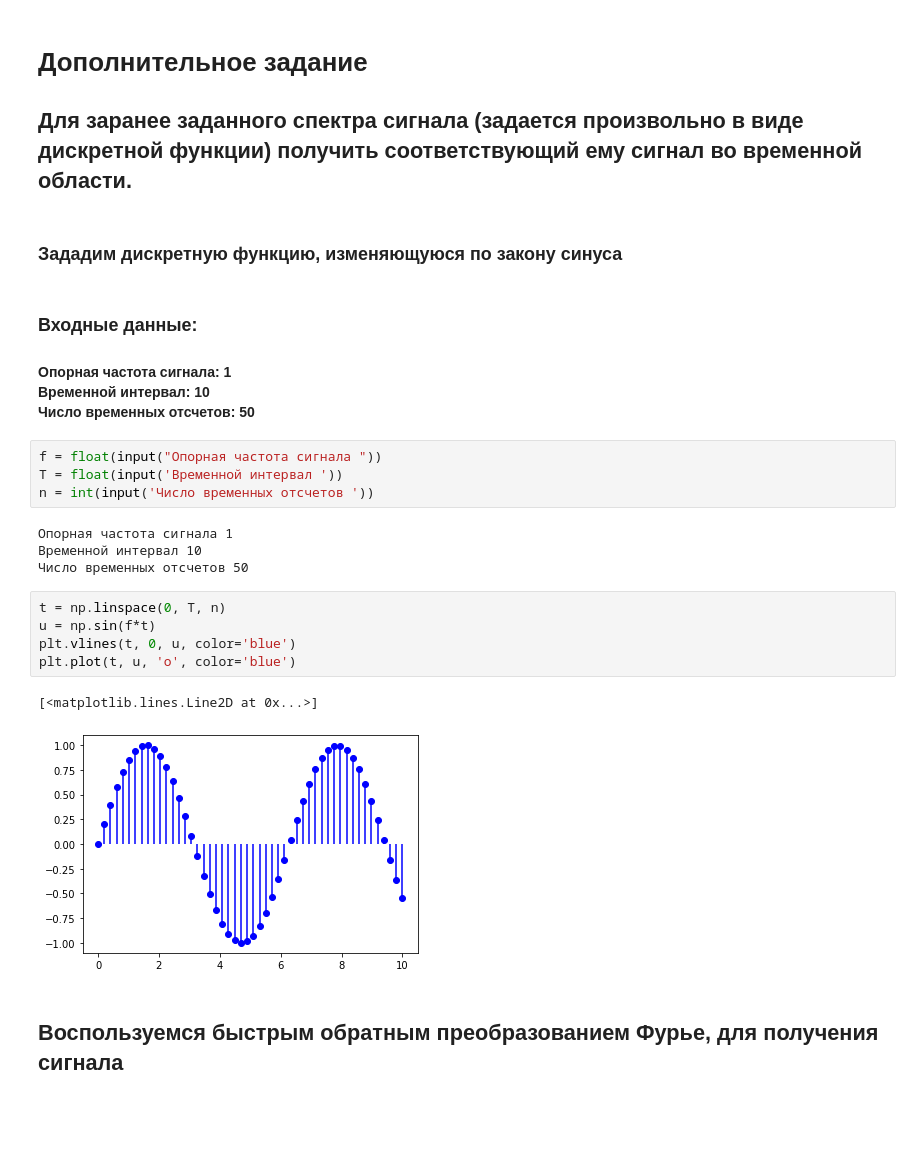
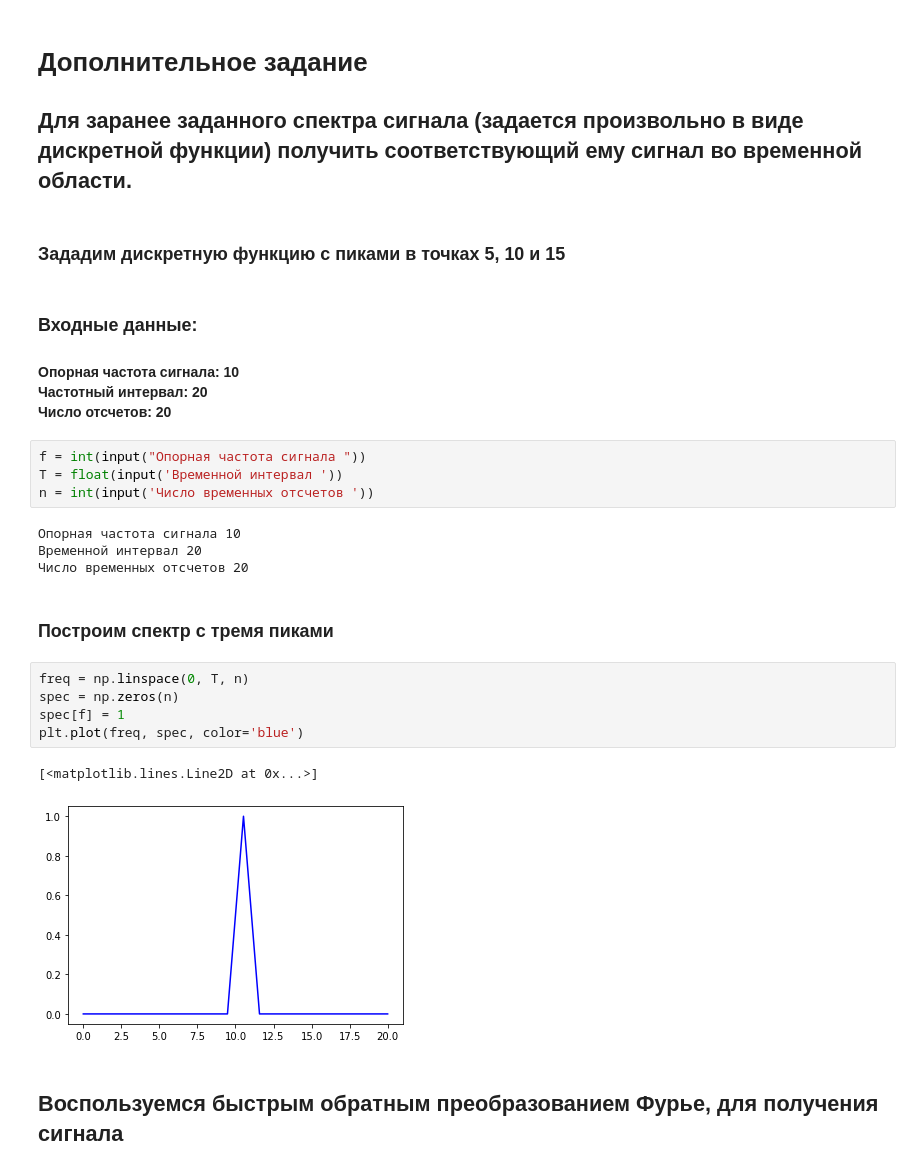
Before and after one commit to DaniilSysoev/opisis_sem_3, a Jupyter notebook: Описис_сем_3.ipynb, the cells around one changed output. Drawn from its saved outputs; the diff is of its cells as text; blank space fills up the shorter version.

```diff
--- a/Описис_сем_3.ipynb
+++ b/Описис_сем_3.ipynb
@@ -139,26 +154,28 @@ plt.plot(t, sig_fft.real, label='ОБПФ')
 <h1>Дополнительное задание</h1>
 <h2>Для заранее заданного спектра сигнала (задается произвольно в виде дискретной функции) получить соответствующий ему сигнал во временной области.</h2>
 # %% [markdown]
-<h3>Зададим дискретную функцию, изменяющуюся по закону синуса</h3>
+<h3>Зададим дискретную функцию с пиками в точках 5, 10 и 15</h3>
 # %% [markdown]
 <h3>Входные данные:</h3>
-<h4>Опорная частота сигнала: 1<br>Временной интервал: 10<br>Число временных отсчетов: 50</h4>
+<h4>Опорная частота сигнала: 10<br>Частотный интервал: 20<br>Число отсчетов: 20</h4>
 # %%
-f = float(input("Опорная частота сигнала "))
+f = int(input("Опорная частота сигнала "))
 T = float(input('Временной интервал '))
 n = int(input('Число временных отсчетов '))
 # %% [output]
-Опорная частота сигнала 1
-Временной интервал 10
-Число временных отсчетов 50
+Опорная частота сигнала 10
+Временной интервал 20
+Число временных отсчетов 20
+# %% [markdown]
+<h3>Построим спектр с тремя пиками</h3>
 # %%
-t = np.linspace(0, T, n)
-u = np.sin(f*t)
-plt.vlines(t, 0, u, color='blue')
-plt.plot(t, u, 'o', color='blue')
+freq = np.linspace(0, T, n)
+spec = np.zeros(n)
+spec[f] = 1
+plt.plot(freq, spec, color='blue')
 # %% [output]
 [<matplotlib.lines.Line2D at 0x...>]
-[figure, old version]
+[figure, new version]
 # %% [markdown]
 <h2>Воспользуемся быстрым обратным преобразованием Фурье, для получения сигнала</h2>
 # %%
```
Also changed, not shown: parts of 4 cells of this notebook.
